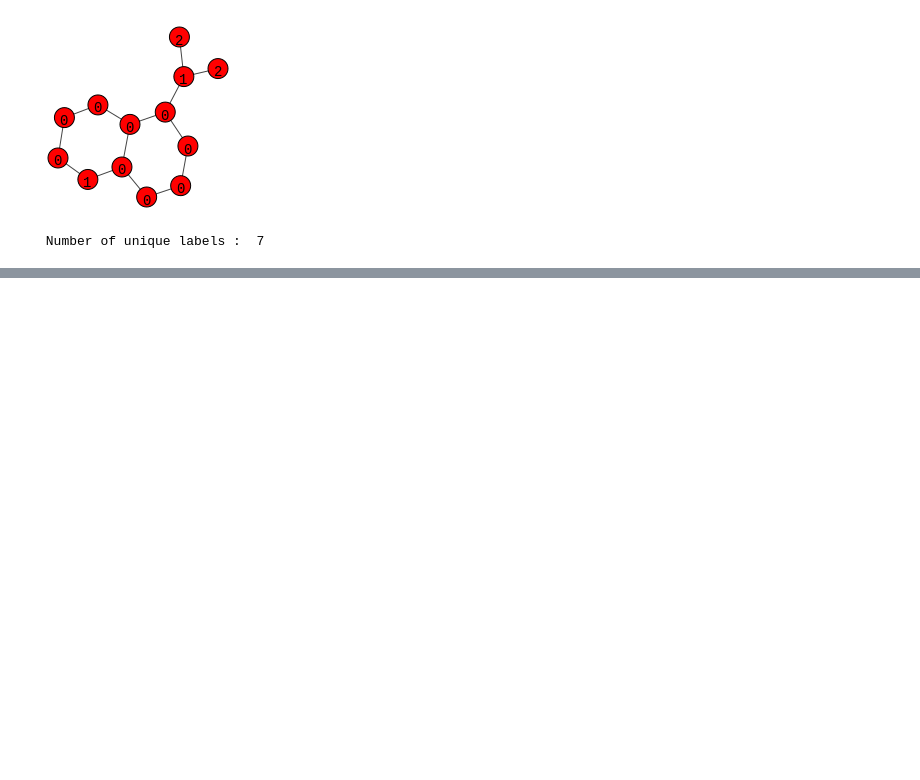
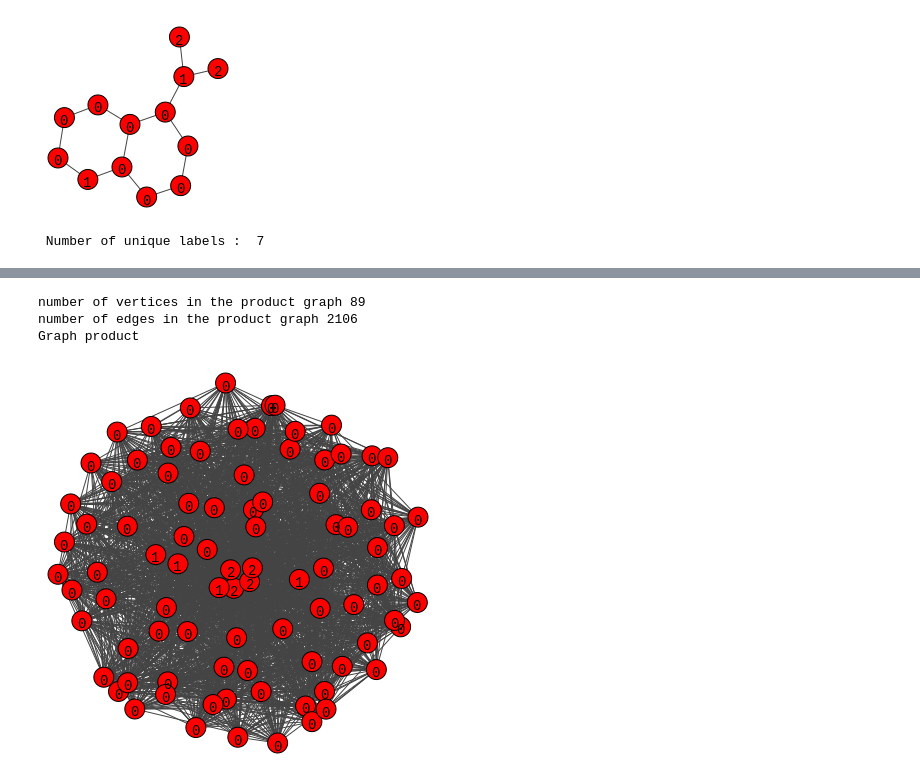
Before and after one commit to SaitejaUtpala/Implementation-of-Graph-kernels, a Jupyter notebook: Subgraph_Matching_Kernels.ipynb, the cells around one changed output, grey strips where cells are left out. Saved outputs shown, nothing was run; the diff lists cells and outputs as text; code cells hidden in the pictures; blank space fills up the shorter version.

Commit message:
fixed a bug in Sm kernel's modular product function

```diff
--- a/Subgraph_Matching_Kernels.ipynb
+++ b/Subgraph_Matching_Kernels.ipynb
@@ -96,11 +88,11 @@ def plot(G,id,plt_dims=(200,200)):
 #sample graph visualization
 
 mutang_path = '/content/drive/MyDrive/data/graph_data/MUTAG'
-graph_files = get_data(path)
-G0 = ig.read(graph_files[1])
-G1 = ig.read(graph_files[2])
-plot(G0,"G1")
-plot(G1,"G2")
+graph_files = get_data(mutang_path)
+G1 = ig.read(graph_files[1])
+G2 = ig.read(graph_files[2])
+plot(G1,"G1")
+plot(G2,"G2")
 # %% [output]
 Graph G1
 [figure]
@@ -151,26 +143,22 @@ def modular_product_graph(g1,g2):
         product_graph.add_vertex(id=(v1['id'],v2['id']), label=v1['label'],pair=(v1,v2) )
 
   N_gs = product_graph.vcount()
-  print("number of vertices in the product graph", N_gs)
-  for i,j in tqdm(combinations_with_replacement(range(N_gs),2)):
-    pg_v1 = product_graph.vs[i]
-    pg_v2 = product_graph.vs[j]
-
+  for i,j in tqdm(combinations(range(N_gs),2)):
     u1 = product_graph.vs[i]['pair'][0]
+    u2 = product_graph.vs[i]['pair'][1]
     v1 = product_graph.vs[j]['pair'][0]
-    u2 = product_graph.vs[i]['pair'][1]
     v2 = product_graph.vs[j]['pair'][1]
 
-    #check for different edges
 
     if (u1 != v1 and u2 != v2):
-      edge1 = g1.get_eid(u1, u2, directed=False, error=False)
-      edge2  = g2.get_eid(v1, v2, directed=False, error=False)
-      if (edge1 != -1 and edge2 != -1):
+      e1_idx = g1.get_eid(u1, v1, directed=False, error=False)
+      e2_idx = g2.get_eid(u2, v2, directed=False, error=False)
+      if (e1_idx != -1 and e2_idx != -1):
+        edge1 = g1.es[e1_idx]
+        edge2 = g2.es[e2_idx]
         if (edge1['weight'] == edge2['weight']):
-          product_graph.add_edge(i,j, weight=edge1['weight'])
-      else if (edge1 == -1 and edge2 == -1):
-        product_graph.add_edge(i,j, weight=edge1['weight'])
+          product_graph.add_edge(i,j)
+      elif (e1_idx == -1 and e2_idx == -1):
+        product_graph.add_edge(i,j)
 
-
-    return product_graph
+  return product_graph
@@ -220,0 +165,10 @@ edge count 2154
+# %%
+product_graph = modular_product_graph(G1,G2)
+print("number of vertices in the product graph", product_graph.vcount())
+print("number of edges in the product graph", product_graph.ecount())
+plot(product_graph,"product",plt_dims=(400,400))
+# %% [output]
+number of vertices in the product graph 89
+number of edges in the product graph 2106
+Graph product
+[figure, added]
```
Also changed, not shown: parts of 4 cells of this notebook.
